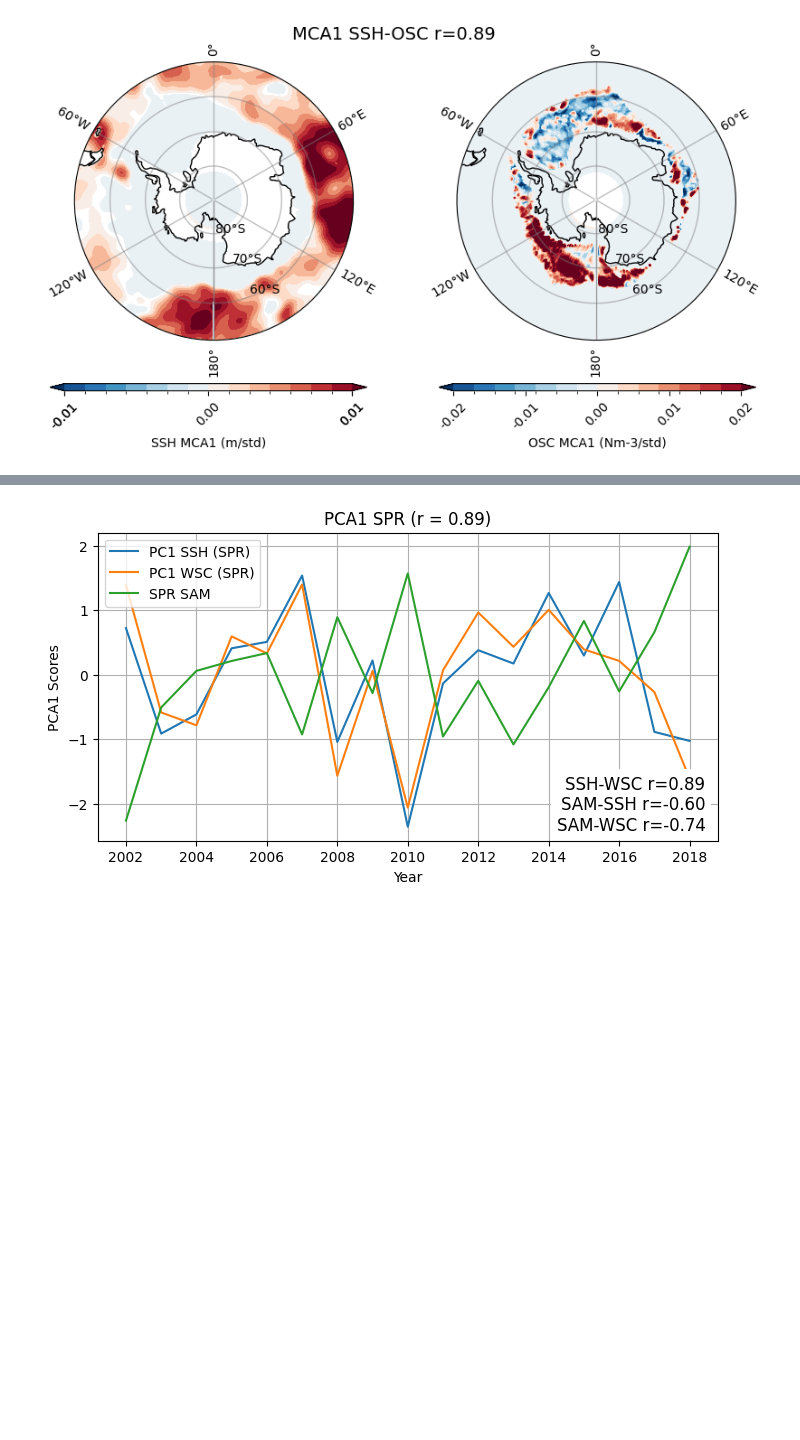
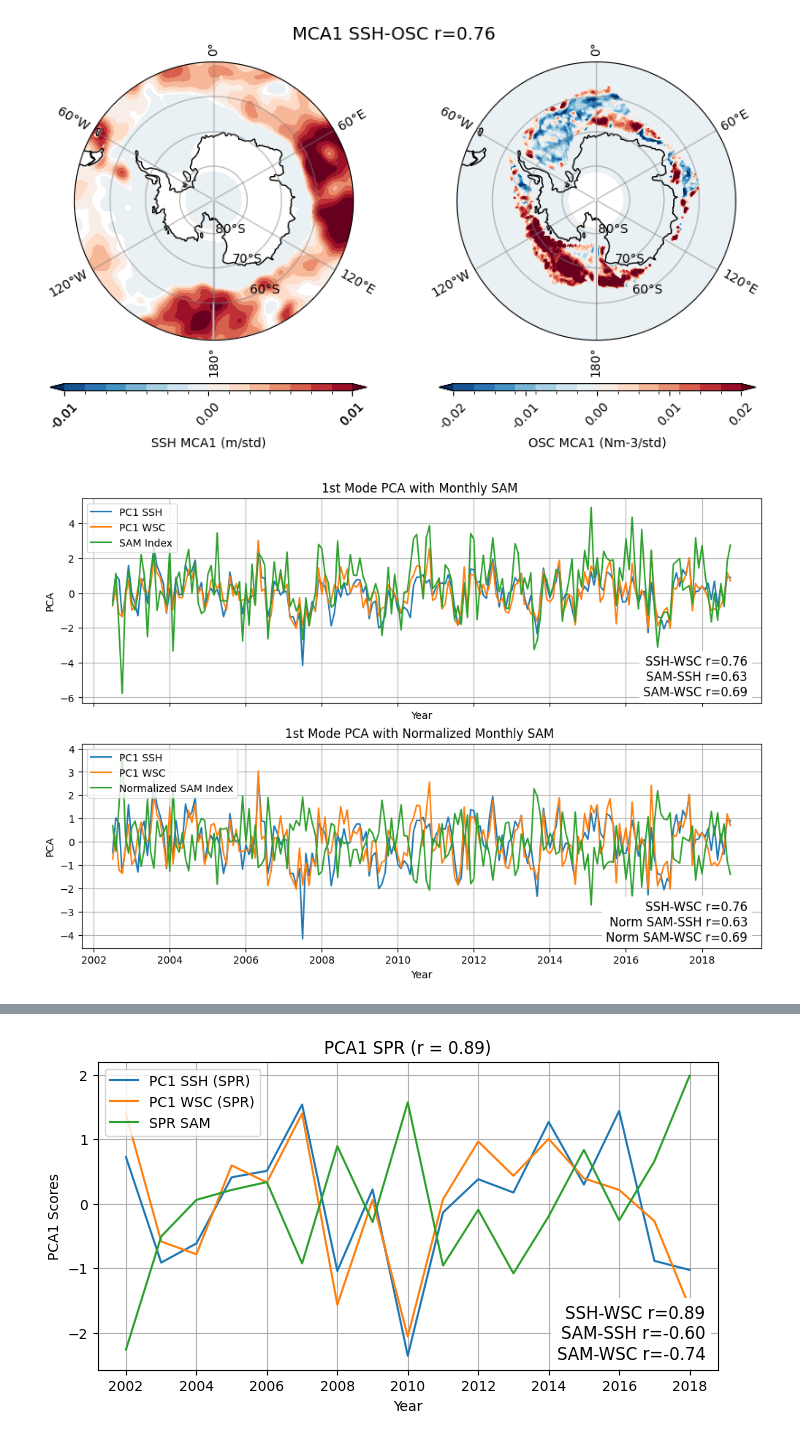
Before and after one commit to isabelle-white/SSH_wind_SI, a Jupyter notebook: mca_shared_izzy/climatology_eumetsat.ipynb, the cells around one changed output, grey strips where cells are left out. Saved outputs shown, nothing was run; the diff lists cells and outputs as text; code cells hidden in the pictures; blank space fills up the shorter version.

```diff
--- a/mca_shared_izzy/climatology_eumetsat.ipynb
+++ b/mca_shared_izzy/climatology_eumetsat.ipynb
@@ -223,7 +283,9 @@ Normalized AUT SAM: [ 1.03432861 -0.15242737  0.54438348  1.0016656  -2.0033312
 # %%
 model = xe.cross.MCA(n_modes=22, standardize=True)
 
-model.fit(dot_masked_ds, WSC_eumetsat_ds, dim='time')
+
+# model.fit(dot_masked_ds, WSC_eumetsat_ds, dim='time')
+model.fit(dot_SLA, WSC_eumetsat_ds, dim = 'time')
 comps1, comps2 = model.components()  # Singular vectors (spatial patterns)
 scores1, scores2 = model.scores()  # Expansion coefficients (temporal patterns)
 s1 = scores1.values;
@@ -511,6 +573,86 @@ plt.suptitle(f"MCA1 SSH-OSC r={r_ssh_wsc:.2f}", fontsize=14)
 plt.show()
 # %% [output]
 [figure]
+# %%
+model = xe.cross.MCA(n_modes=22, standardize=True)
+
+#
+model.fit(dot_masked_ds, WSC_eumetsat_ds, dim='time')
+comps1, comps2 = model.components()  # Singular vectors (spatial patterns)
+scores1, scores2 = model.scores()  # Expansion coefficients (temporal patterns)
+s1 = scores1.values;
+s2 = scores2.values
+c1 = comps1.values;
+c2 = comps2.values
+
+#how can you change from using cross.MCA to calling the subplots PCA1, PCA2, PCA3 etc ...
+r_pears = [];
+p_pears = []
+r_spear = [];
+p_spear = []
+for m in range(1, 5):
+    x = scores1.sel(mode=m)
+    y = scores2.sel(mode=m)
+    r, p = scipy.stats.pearsonr(x, y)
+    r_pears.append(np.round(r, 2));
+    p_pears.append(np.round(p, 2))
+    r, p = scipy.stats.spearmanr(x, y)
+    r_spear.append(np.round(r, 2));
+    p_spear.append(np.round(p, 2))
+
+# Select only the first mode (PC1)
+pc1_scores1 = scores1.sel(mode=1)  # First PC for SSH
+pc1_scores2 = scores2.sel(mode=1)  # First PC for WSC
+
+pc1_scores1 = (pc1_scores1 - pc1_scores1.mean()) / pc1_scores1.std()
+pc1_scores2 = (pc1_scores2 - pc1_scores2.mean()) / pc1_scores2.std()
+
+# Correlations
+r_ssh_wsc, p_ssh_wsc = scipy.stats.pearsonr(pc1_scores1.values, pc1_scores2.values)
+r_sam_ssh, p_sam_ssh = scipy.stats.pearsonr(filtered_monthly_sam.values, pc1_scores1.values)
+r_sam_wsc, p_sam_wsc = scipy.stats.pearsonr(filtered_monthly_sam.values, pc1_scores2.values)
+r_norm_sam_ssh, p_norm_sam_ssh = scipy.stats.pearsonr(normalized_monthly_sam.values, pc1_scores1.values)
+r_norm_sam_wsc, p_norm_sam_wsc = scipy.stats.pearsonr(normalized_monthly_sam.values, pc1_scores2.values)
+
+
+fig, (ax1, ax2) = plt.subplots(2, 1, figsize=(12, 8), sharex=True)
+
+# Plot PCA1
+ax1.plot(pc1_scores1.time, pc1_scores1, label="PC1 SSH")
+ax1.plot(pc1_scores2.time, pc1_scores2, label="PC1 WSC")
+ax1.plot(filtered_monthly_sam.time, filtered_monthly_sam, label="SAM Index")
+ax1.set_ylabel("PCA")
+ax1.set_xlabel("Year")
+ax1.legend(loc="upper left")
+ax1.set_title("1st Mode PCA with Monthly SAM ")
+ax1.grid(True)
+
+# Add correlation text
+correlation_text_1 = f"SSH-WSC r={r_ssh_wsc:.2f}\nSAM-SSH r={r_sam_ssh:.2f}\nSAM-WSC r={r_sam_wsc:.2f}"
+ax1.text(0.98, 0.02, correlation_text_1, transform=ax1.transAxes, fontsize=12,
+         verticalalignment='bottom', horizontalalignment='right',bbox=dict(facecolor='white', edgecolor='none'))
+
+
+# Plot normalised SAM
+ax2.plot(pc1_scores1.time, pc1_scores1, label="PC1 SSH")
+ax2.plot(pc1_scores2.time, pc1_scores2, label="PC1 WSC")
+ax2.plot(filtered_monthly_sam.time, -normalized_monthly_sam, label="Normalized SAM Index")
+ax2.set_ylabel("PCA")
+ax2.set_xlabel("Year")
+ax2.legend(loc="upper left")
+ax2.set_title("1st Mode PCA with Normalized Monthly SAM ")
+ax2.grid(True)
+
+# Add correlation text for normalized SAM
+correlation_text_2 = f"SSH-WSC r={r_ssh_wsc:.2f}\nNorm SAM-SSH r={r_norm_sam_ssh:.2f}\nNorm SAM-WSC r={r_norm_sam_wsc:.2f}"
+ax2.text(0.98, 0.02, correlation_text_2, transform=ax2.transAxes, fontsize=12,
+         verticalalignment='bottom', horizontalalignment='right',bbox=dict(facecolor='white', edgecolor='none'))
+
+
+
+plt.show()
+# %% [output]
+[figure, added]
 # %%
 # Compute annual means for PC1 scores and SAM index
 pc1_scores1_ann = scores1.sel(mode=1).resample(time='Y').mean()  # First PC for SSH
```
Also changed, not shown: parts of 11 cells of this notebook, 1 other file.
